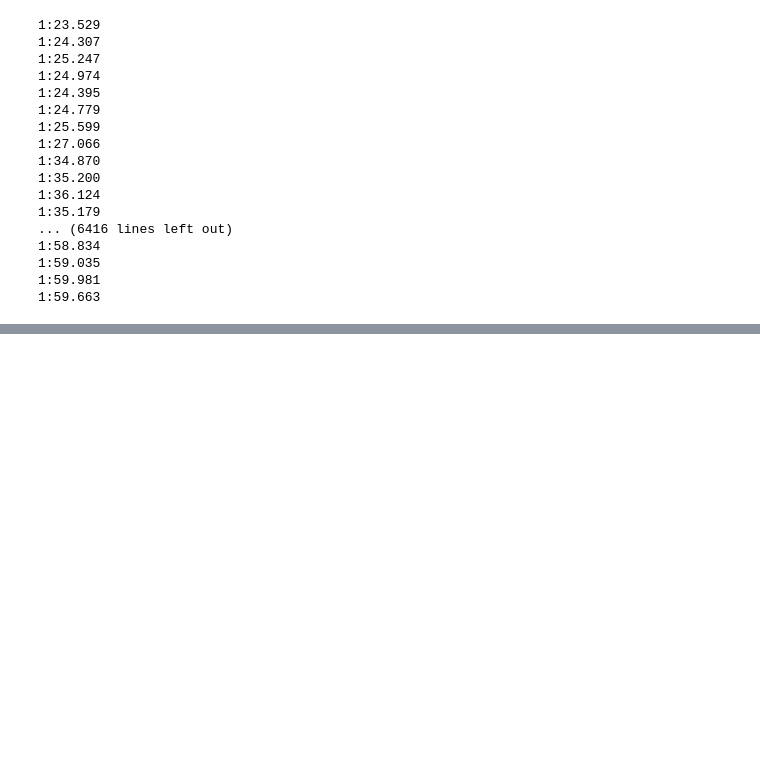
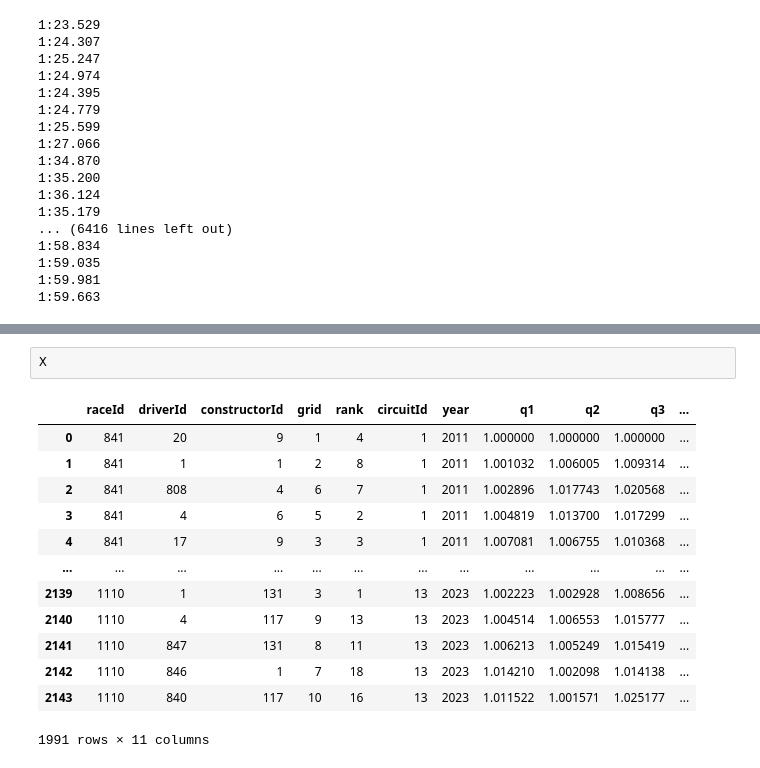
Before and after one commit to EmreKARABLT/F1, a Jupyter notebook: da.ipynb, the cells around one changed output, grey strips where cells are left out. Saved outputs shown, nothing was run; the diff lists cells and outputs as text; blank space fills up the shorter version.

```diff
--- a/da.ipynb
+++ b/da.ipynb
@@ -164,0 +192,16 @@ ModuleNotFoundError: No module named 'tensorflow'
+# %%
+X
+# %% [output]
+|  | raceId | driverId | constructorId | grid | rank | circuitId | year | q1 | q2 | q3 | ... |
+| 0 | 841 | 20 | 9 | 1 | 4 | 1 | 2011 | 1.000000 | 1.000000 | 1.000000 | ... |
+| 1 | 841 | 1 | 1 | 2 | 8 | 1 | 2011 | 1.001032 | 1.006005 | 1.009314 | ... |
+| 2 | 841 | 808 | 4 | 6 | 7 | 1 | 2011 | 1.002896 | 1.017743 | 1.020568 | ... |
+| 3 | 841 | 4 | 6 | 5 | 2 | 1 | 2011 | 1.004819 | 1.013700 | 1.017299 | ... |
+| 4 | 841 | 17 | 9 | 3 | 3 | 1 | 2011 | 1.007081 | 1.006755 | 1.010368 | ... |
+| ... | ... | ... | ... | ... | ... | ... | ... | ... | ... | ... | ... |
+| 2139 | 1110 | 1 | 131 | 3 | 1 | 13 | 2023 | 1.002223 | 1.002928 | 1.008656 | ... |
+| 2140 | 1110 | 4 | 117 | 9 | 13 | 13 | 2023 | 1.004514 | 1.006553 | 1.015777 | ... |
+| 2141 | 1110 | 847 | 131 | 8 | 11 | 13 | 2023 | 1.006213 | 1.005249 | 1.015419 | ... |
+| 2142 | 1110 | 846 | 1 | 7 | 18 | 13 | 2023 | 1.014210 | 1.002098 | 1.014138 | ... |
+| 2143 | 1110 | 840 | 117 | 10 | 16 | 13 | 2023 | 1.011522 | 1.001571 | 1.025177 | ... |
+1991 rows × 11 columns
```
Also changed, not shown: parts of 32 cells of this notebook.
